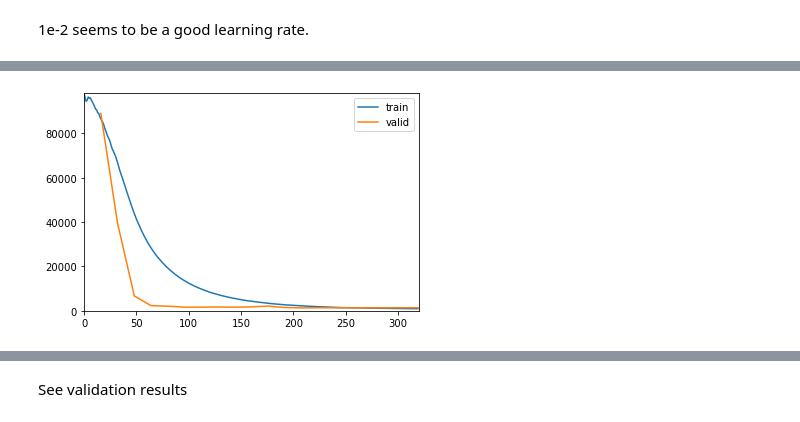
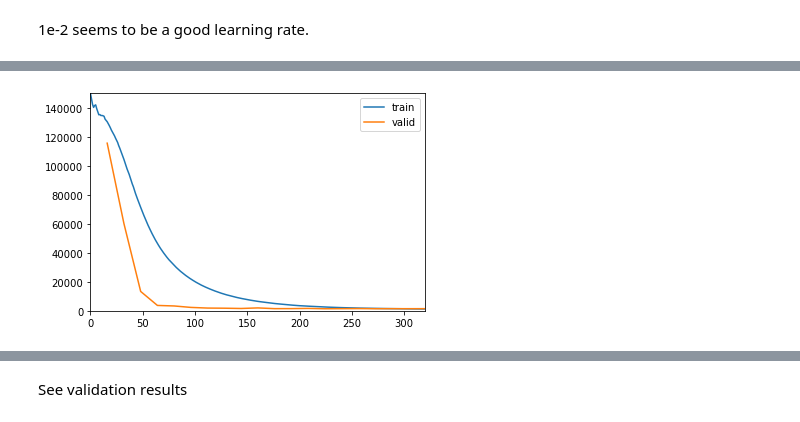
Before and after one commit to mayrajeo/enveco, a Jupyter notebook: examples/Predict volume from LiDAR features.ipynb, the cells around one changed output, grey strips where cells are left out. Cells and saved outputs as stored; diff of their text form; code cells hidden in the pictures.

```diff
--- a/examples/Predict volume from LiDAR features.ipynb
+++ b/examples/Predict volume from LiDAR features.ipynb
@@ -46,18 +44,13 @@ preprocessor.train_df.head()
 | 3 | 901048 | 318879.42 | 6888447.55 | 2013 | 34.3 | 20.2 | 19.3 | 321.29 | 72.10 | 172.35 | ... |
 | 4 | 901054 | 322193.41 | 6888196.04 | 2013 | 13.8 | 10.0 | 9.1 | 67.10 | 57.40 | 9.70 | ... |
 # %%
-trainval_tb, test_tb = preprocessor.preprocess_lidar(target_col=['v'], path=data_path/'AV_las/',
+trainval_tb, test_tb = preprocessor.preprocess_lidar(target_col=['v'], path=data_path/'AV_las',
+                                                     mask_plot=True,
                                                      min_h=1.5,
-                                                     height_features=True,
-                                                     point_features=True,
-                                                     intensity_features=True,
-                                                     height_quantiles=True,
-                                                     point_proportions=True,
-                                                     canopy_densities=True,
                                                      normalize=True,
                                                      log_y=False)
 # %% [markdown]
 Previous method returns two `TabularPandas` objects. Put them to dataloaders.
 # %%
-dls = trainval_tb.dataloaders(bs=64, y_block=RegressionBlock())
+dls = trainval_tb.dataloaders(bs=64, y_block=CategoryBlock)
 # %% [markdown]
@@ -105,7 +98,10 @@ Create `Learner` object. Specify y_range to better control the training, set 100
 
 Loss function is Mean Squared Error, monitor also Root Mean Squared Error, mean-normalized RMSE, Mean Absolute Error, R2Score, bias and mean-scaled bias. Target variable is log-transformed, so all metrics are log-equivalents (so MSLE, RMSLE...).
 # %%
-learn = tabular_learner(dls, metrics=[rmse, rrmse, bias, bias_pct, mae, R2Score()],  y_range=(0,1000))
+learn = tabular_learner(dls,
+                        metrics=[rmse, rrmse, bias, bias_pct, mae, R2Score()],
+                        y_range=(0,trainval_tb.train.y.max()*1.1)
+                       )
 learn.summary()
 # %% [output]
 | epoch | train_loss | valid_loss | _rmse | _rrmse | _bias | _bias_pct | mae | r2_score | time |
@@ -138,6 +134,6 @@ SuggestedLRs(lr_min=0.15848932266235352, lr_steep=0.001737800776027143)
 # %% [markdown]
 1e-2 seems to be a good learning rate.
 # %%
-learn.fit_one_cycle(20, max_lr=1e-2, cbs=ShowGraphCallback())
+learn.fit_one_cycle(20, max_lr=1e-3, cbs=ShowGraphCallback())
 # %% [output]
 | epoch | train_loss | valid_loss | _rmse | _rrmse | _bias | _bias_pct | mae | r2_score | time |
@@ -160 +156 @@ learn.fit_one_cycle(20, max_lr=1e-2, cbs=ShowGraphCallback())
-[figure, old version]
+[figure, new version]
```
Also changed, not shown: parts of 29 cells of this notebook, 14 other files.
